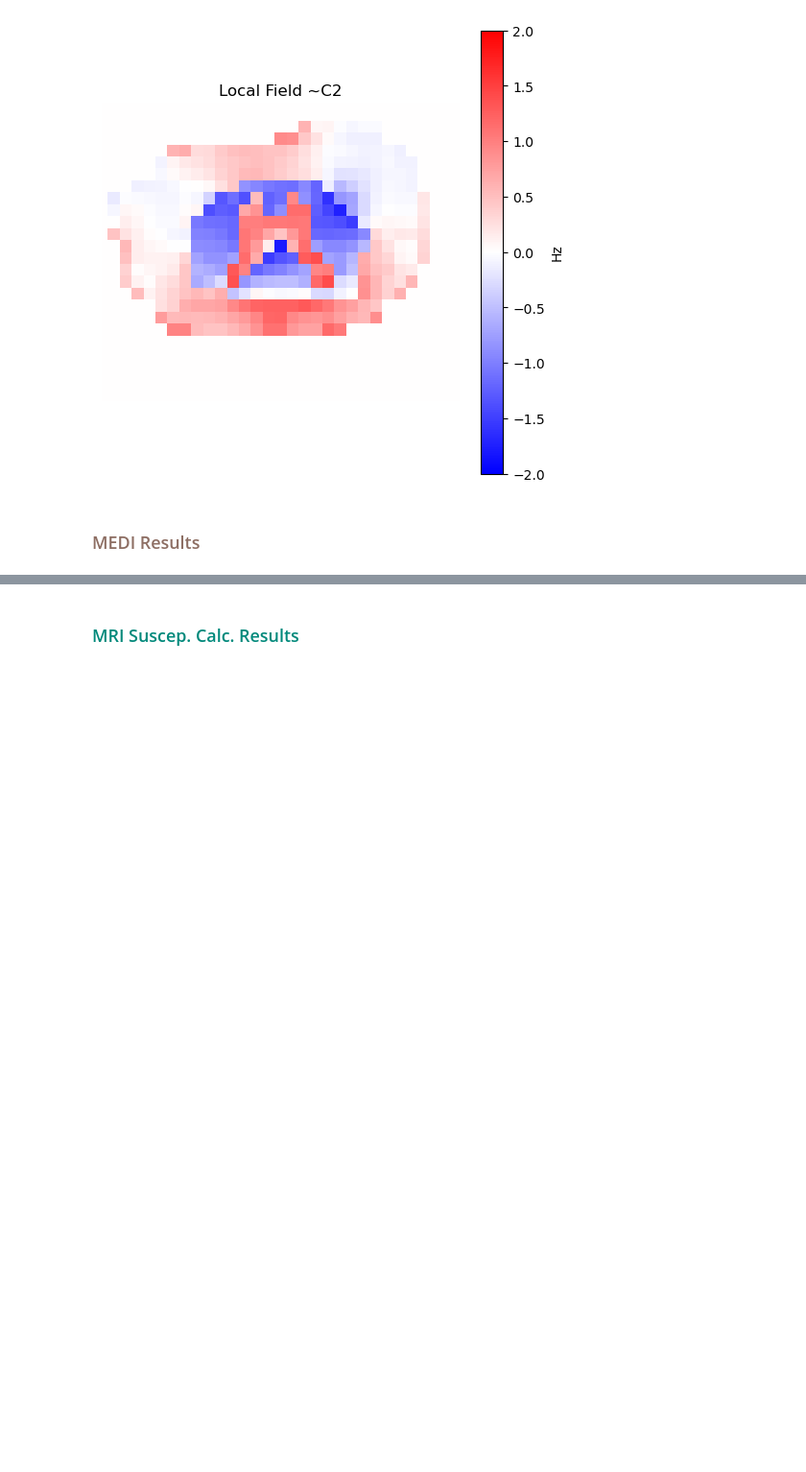
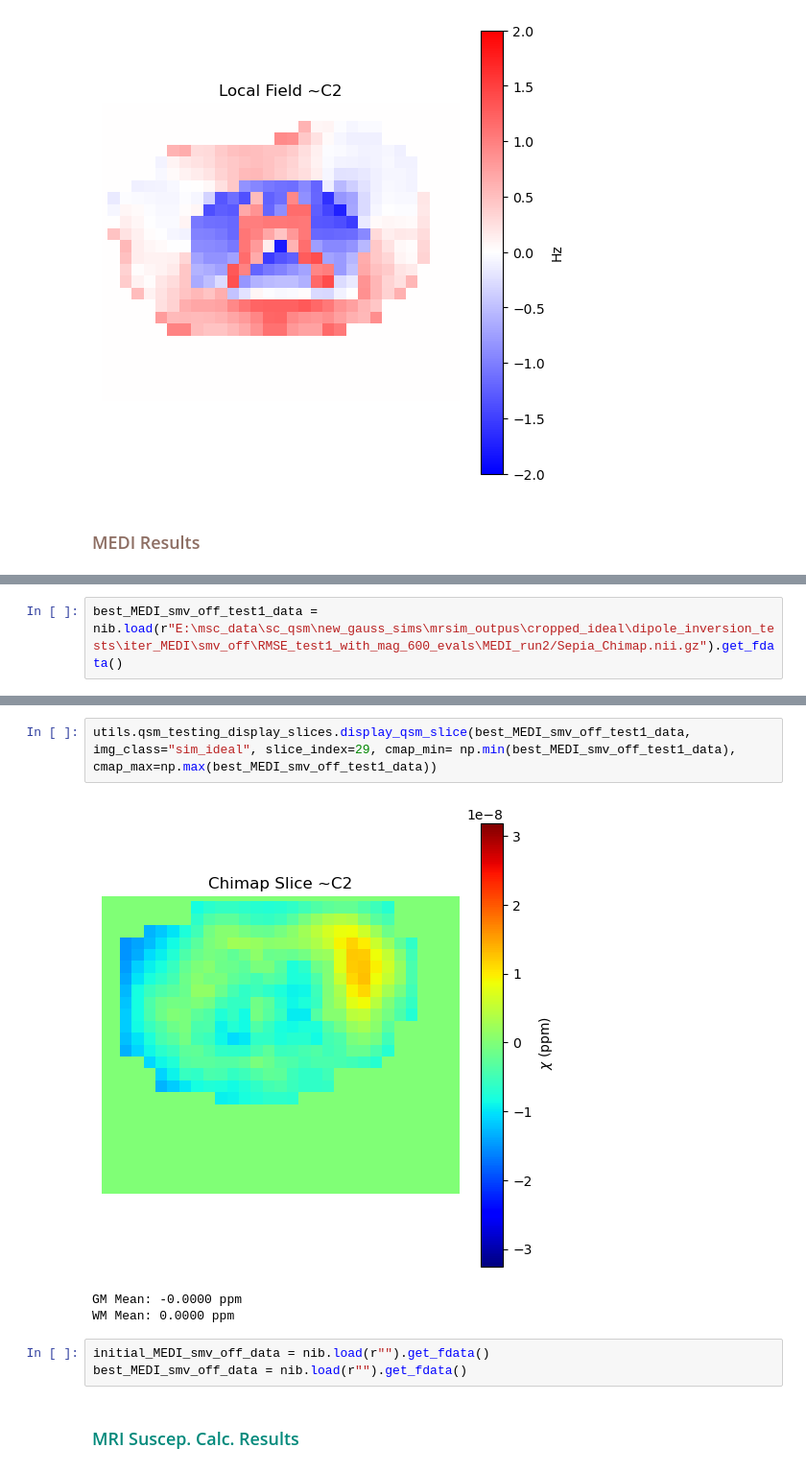
Before and after one commit to sriosq/Image-processing-strategies, a Jupyter notebook: qsm_testing/qsm_opt_testing.ipynb, the cells around one changed output, grey strips where cells are left out. Shown at 96% size. Saved outputs shown, nothing was run; the diff lists cells and outputs as text; blank space fills up the shorter version.

```diff
--- a/qsm_testing/qsm_opt_testing.ipynb
+++ b/qsm_testing/qsm_opt_testing.ipynb
@@ -164,0 +168,2 @@ utils.qsm_testing_display_slices.display_local_field(best_sharp_results_data, im
+# %%
+best_MEDI_smv_off_test1_data = nib.load(r"E:\msc_data\sc_qsm\new_gauss_sims\mrsim_outpus\cropped_ideal\dipole_inversion_tests\iter_MEDI\smv_off\RMSE_test1_with_mag_600_evals\MEDI_run2/Sepia_Chimap.nii.gz").get_fdata()
@@ -165,3 +190,12 @@ utils.qsm_testing_display_slices.display_local_field(best_sharp_results_data, im
+# %%
+utils.qsm_testing_display_slices.display_qsm_slice(best_MEDI_smv_off_test1_data, img_class="sim_ideal", slice_index=29, cmap_min= np.min(best_MEDI_smv_off_test1_data), cmap_max=np.max(best_MEDI_smv_off_test1_data))
+# %% [output]
+[figure, added]
+GM Mean: -0.0000 ppm
+WM Mean: 0.0000 ppm
+# %%
+initial_MEDI_smv_off_data = nib.load(r"").get_fdata()
+best_MEDI_smv_off_data = nib.load(r"").get_fdata()
 # %% [markdown]
 ### <span style="color:#00897B"> MRI Suscep. Calc. Results </span> </br>
 # %% [markdown]
```
Also changed, not shown: parts of 8 cells of this notebook, 4 other files.
